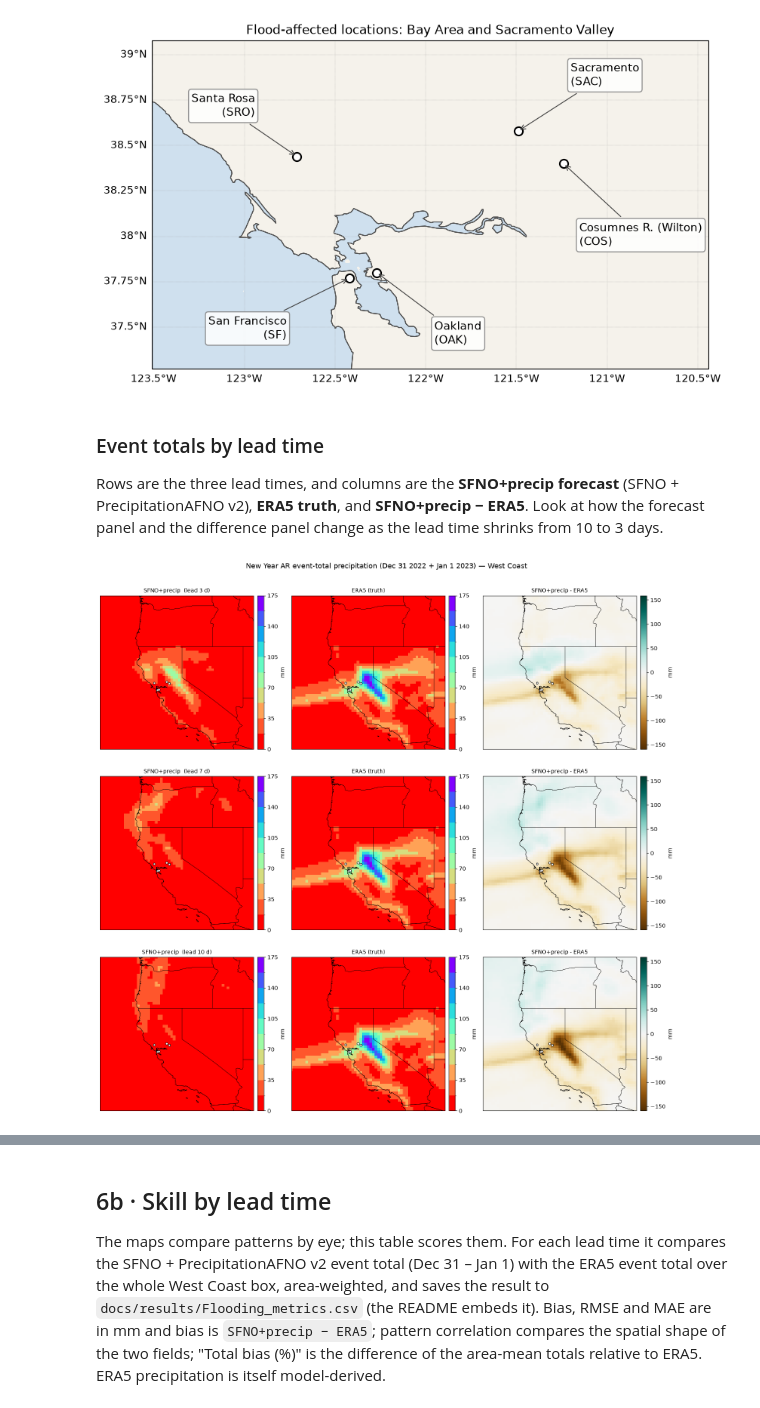
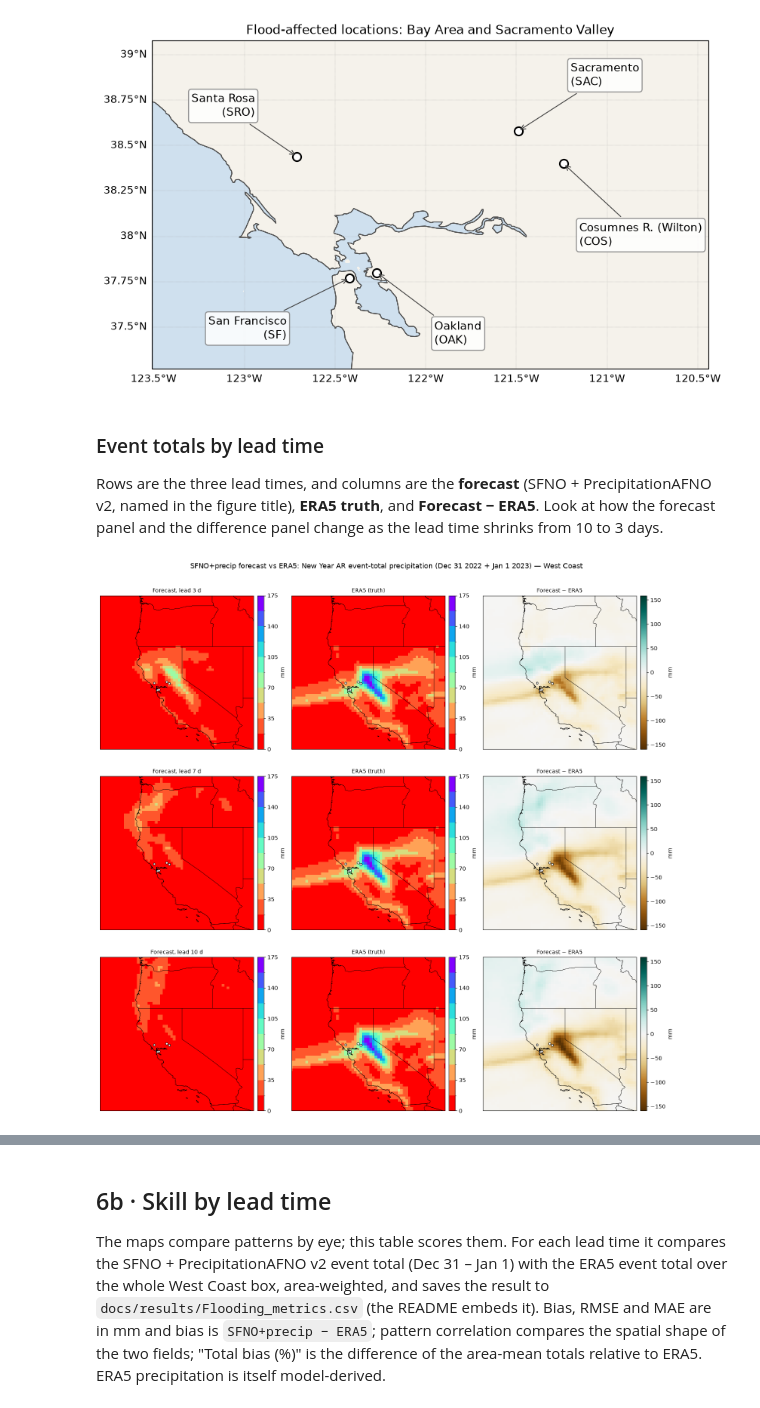
Before and after one commit to ChristianByars/West-Coast-Forecasts, a Jupyter notebook: Flooding.ipynb, the cells around one changed output, grey strips where cells are left out. Saved outputs shown, nothing was run; the diff lists cells and outputs as text; code cells hidden in the pictures.

```diff
--- a/Flooding.ipynb
+++ b/Flooding.ipynb
@@ -522,7 +522,7 @@ plt.show()
 # %% [markdown]
 ### Event totals by lead time
 
-Rows are the three lead times, and columns are the **SFNO+precip forecast** (SFNO + PrecipitationAFNO v2), **ERA5 truth**, and **SFNO+precip − ERA5**. Look at how the forecast panel and the difference panel change as the lead time shrinks from 10 to 3 days.
+Rows are the three lead times, and columns are the **forecast** (SFNO + PrecipitationAFNO v2, named in the figure title), **ERA5 truth**, and **Forecast − ERA5**. Look at how the forecast panel and the difference panel change as the lead time shrinks from 10 to 3 days.
 # %%
 def event_total(field):
     '''Sum daily-total precip over the event days (robust to datetime resolution).'''
@@ -537,36 +537,36 @@ ev_era5 = {L: to_180(event_total(era5_wc[L])) for L in LEAD_DAYS}
 vmax = 25 * np.ceil(max(float(max(ev_fc[L].max(), ev_era5[L].max())) for L in LEAD_DAYS) / 25) or 25
 precip_norm = BoundaryNorm(np.linspace(0, vmax, 11), PRECIP_CMAP.N)
 dmax = max(float(np.nanmax(np.abs((ev_fc[L] - ev_era5[L]).values))) for L in LEAD_DAYS) or 1.0
 info = REGIONS["WEST_COAST"]
 
 fig, axes = plt.subplots(len(LEAD_DAYS), 3, figsize=(15, 4.8 * len(LEAD_DAYS)),
                          subplot_kw={"projection": ccrs.PlateCarree()})
 for r, L in enumerate(LEAD_DAYS):
     a, e = ev_fc[L], ev_era5[L]
     diff = a - e
-    panels = [(f"{FC_LABEL}  (lead {L} d)", a, PRECIP_CMAP, dict(norm=precip_norm)),
-              ("ERA5 (truth)",           e, PRECIP_CMAP, dict(norm=precip_norm)),
-              (f"{FC_LABEL} - ERA5",     diff, "BrBG", dict(vmin=-dmax, vmax=dmax))]
+    panels = [(f"Forecast, lead {L} d", a, PRECIP_CMAP, dict(norm=precip_norm)),
+              ("ERA5 (truth)", e, PRECIP_CMAP, dict(norm=precip_norm)),
+              ("Forecast − ERA5", diff, "BrBG", dict(vmin=-dmax, vmax=dmax))]
     for c, (title, fld, cmap, scale) in enumerate(panels):
         ax = axes[r, c]
         m = ax.pcolormesh(fld["lon"], fld["lat"], fld, cmap=cmap, shading="auto",
                           transform=ccrs.PlateCarree(), **scale)
         ax.set_extent([*info["lon180"], *info["lat"]], crs=ccrs.PlateCarree())
         ax.add_feature(cfeature.COASTLINE, lw=0.6)
         ax.add_feature(cfeature.BORDERS, lw=0.4)
         ax.add_feature(cfeature.STATES, lw=0.4)
         # mark the five locations with small hollow-looking markers and no text: the Bay Area cities are
         # too close together to label here (names: locator map above and section 7)
         for plat, plon in LOCATIONS.values():
             ax.plot(plon, plat, marker="o", ms=4, mfc="white", mec="k", mew=0.8,
                     transform=ccrs.PlateCarree())
         ax.set_title(title, fontsize=10)
         map_colorbar(fig, ax, m, label="mm")
-fig.suptitle("New Year AR event-total precipitation (Dec 31 2022 + Jan 1 2023) — West Coast",
+fig.suptitle(f"{FC_LABEL} forecast vs ERA5: New Year AR event-total precipitation (Dec 31 2022 + Jan 1 2023) — West Coast",
              y=1.002, fontsize=13)
 fig.tight_layout()
 fig.savefig(FIG_DIR / "precip_eventtotal_leadsweep.png", dpi=110, bbox_inches="tight")
 plt.show()
 # %% [output]
-[figure, old version]
+[figure, new version]
 # %% [markdown]
```
Also changed, not shown: parts of 3 cells of this notebook, 16 other files.
